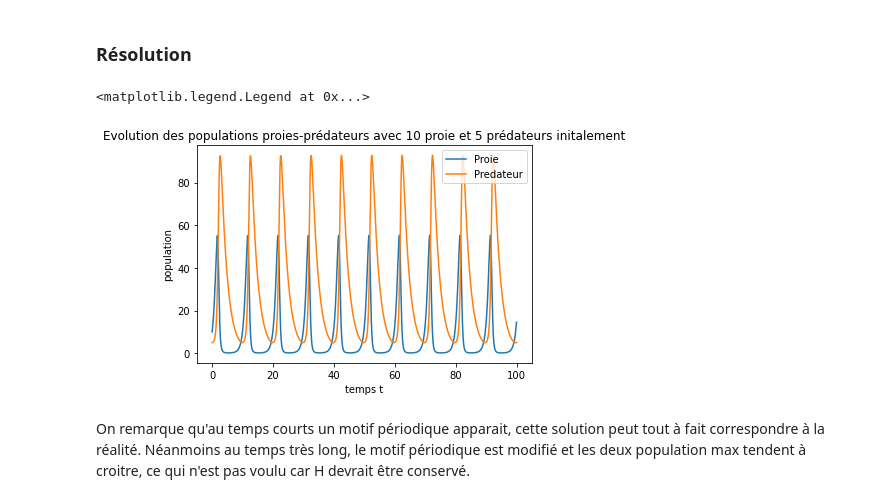
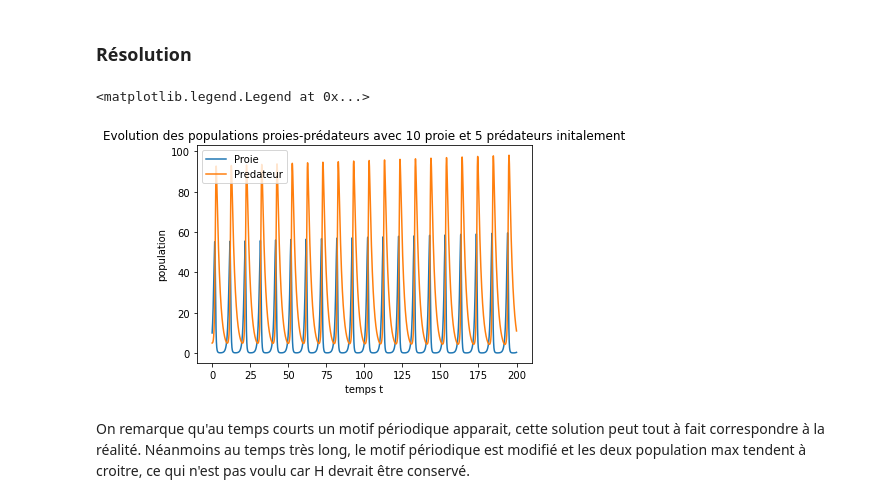
Before and after one commit to RalfCortes/ProjetMath2, a Jupyter notebook: projet.ipynb, the cells around one changed output. Drawn from its saved outputs; the diff is of its cells as text; code cells hidden in the pictures.

```diff
--- a/projet.ipynb
+++ b/projet.ipynb
@@ -262,21 +262,21 @@ def f_Lotka(t,X):
 # %%
 dt=10**-4
 # %%
-temps, Y_Lotka = solve_euler_explicite(f_Lotka,[10,5],dt,0,100)
+temps, Y_Lotka = solve_euler_explicite(f_Lotka,[10,5],dt,0,200)
 Proie = [Y_Lotka[i,0] for i in range(0,len(Y_Lotka))]
 Predateur = [Y_Lotka[i,1] for i in range(0,len(Y_Lotka))]
 
 
 #représentation graphique
 plt.plot(temps,Proie,label='Proie')
 plt.plot(temps,Predateur,label='Predateur')
 plt.title("Evolution des populations proies-prédateurs avec 10 proie et 5 prédateurs initalement")
 plt.xlabel("temps t")
 plt.ylabel("population")
 plt.legend(loc='best')
 # %% [output]
 <matplotlib.legend.Legend at 0x...>
-[figure, old version]
+[figure, new version]
 # %% [markdown]
 On remarque qu'au temps courts un motif périodique apparait, cette solution peut tout à fait correspondre à la réalité. Néanmoins au temps très long, le motif périodique est modifié et les deux population max tendent à croitre, ce qui n'est pas voulu car H devrait être conservé.
 # %% [markdown]
```
Also changed, not shown: parts of 3 cells of this notebook.
